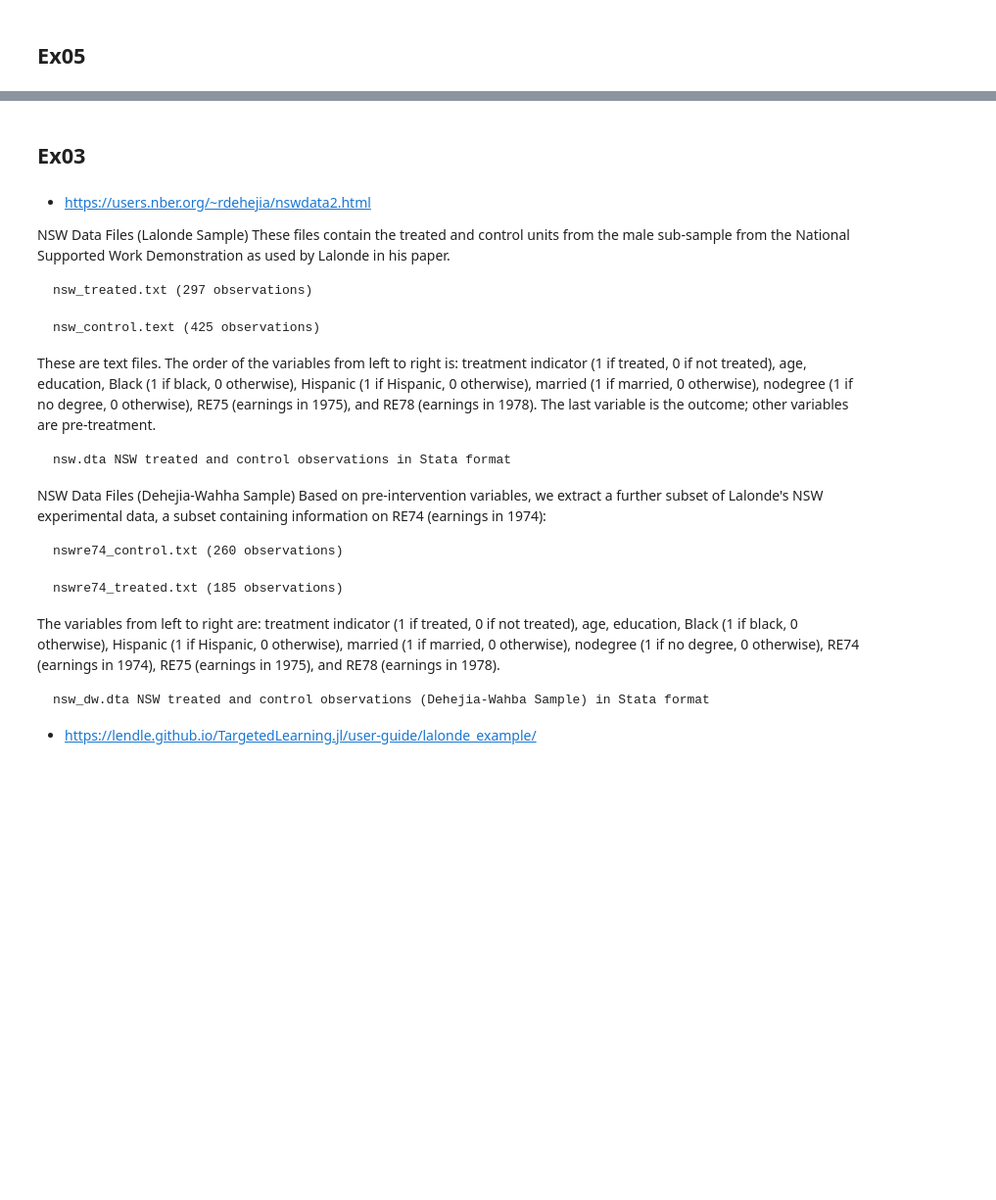
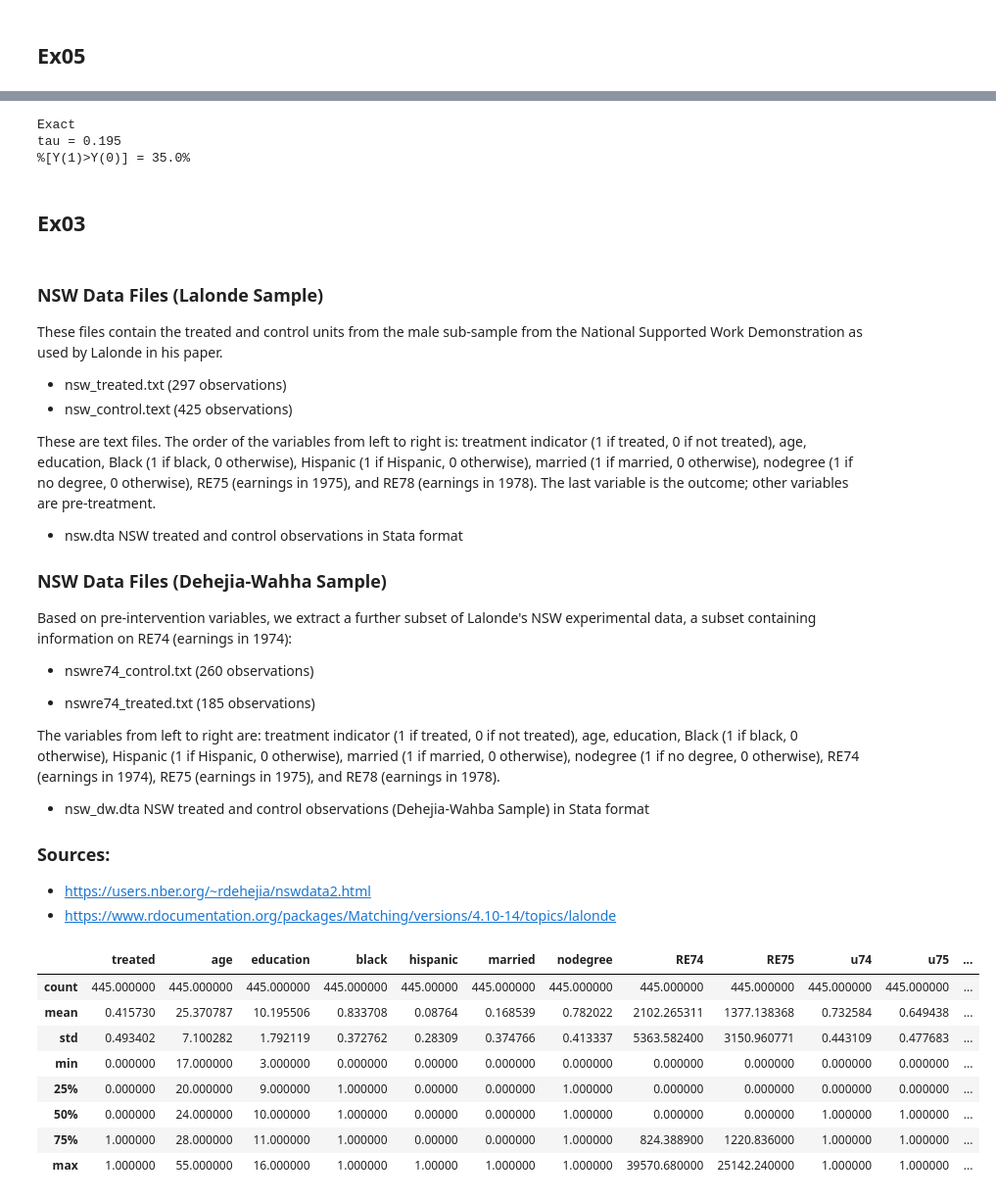
Before and after one commit to TiagoCAAmorim/causal_inference, a Jupyter notebook: Lista 01/Lista1.ipynb, the cells around one changed output, grey strips where cells are left out. Shown at 98% size. Cells and saved outputs as stored; diff of their text form; code cells hidden in the pictures; blank space fills up the shorter version.

```diff
--- a/Lista 01/Lista1.ipynb
+++ b/Lista 01/Lista1.ipynb
@@ -123,29 +120,41 @@ tau = 0.285
+# %%
+print("Exact")
+tau_Exact = p_1 - p_0
+print(f'tau = {tau}')
+
+y_1_gt_y_0 = np.sum(y_1>y_0) / n_samples
+print(f'%[Y(1)>Y(0)] = {p_1 * (1-p_0) * 100}%')
+# %% [output]
+Exact
+tau = 0.195
+%[Y(1)>Y(0)] = 35.0%
 # %% [markdown]
 ## Ex03
 # %% [markdown]
-* https://users.nber.org/~rdehejia/nswdata2.html
 
-NSW Data Files (Lalonde Sample)
+### NSW Data Files (Lalonde Sample)
+
 These files contain the treated and control units from the male sub-sample from the National Supported Work Demonstration as used by Lalonde in his paper.
 
-    nsw_treated.txt (297 observations)
-
-    nsw_control.text (425 observations)
+* nsw_treated.txt (297 observations)
+* nsw_control.text (425 observations)
 
 These are text files. The order of the variables from left to right is: treatment indicator (1 if treated, 0 if not treated), age, education, Black (1 if black, 0 otherwise), Hispanic (1 if Hispanic, 0 otherwise), married (1 if married, 0 otherwise), nodegree (1 if no degree, 0 otherwise), RE75 (earnings in 1975), and RE78 (earnings in 1978). The last variable is the outcome; other variables are pre-treatment.
 
-    nsw.dta NSW treated and control observations in Stata format
+* nsw.dta NSW treated and control observations in Stata format
 
+### NSW Data Files (Dehejia-Wahha Sample)
 
-NSW Data Files (Dehejia-Wahha Sample)
 Based on pre-intervention variables, we extract a further subset of Lalonde's NSW experimental data, a subset containing information on RE74 (earnings in 1974):
 
-    nswre74_control.txt (260 observations)
+* nswre74_control.txt (260 observations)
 
-    nswre74_treated.txt (185 observations)
+* nswre74_treated.txt (185 observations)
 
 The variables from left to right are: treatment indicator (1 if treated, 0 if not treated), age, education, Black (1 if black, 0 otherwise), Hispanic (1 if Hispanic, 0 otherwise), married (1 if married, 0 otherwise), nodegree (1 if no degree, 0 otherwise), RE74 (earnings in 1974), RE75 (earnings in 1975), and RE78 (earnings in 1978).
 
-    nsw_dw.dta NSW treated and control observations (Dehejia-Wahba Sample) in Stata format
+* nsw_dw.dta NSW treated and control observations (Dehejia-Wahba Sample) in Stata format
 
-* https://lendle.github.io/TargetedLearning.jl/user-guide/lalonde_example/
+### Sources:
+* https://users.nber.org/~rdehejia/nswdata2.html
+* https://www.rdocumentation.org/packages/Matching/versions/4.10-14/topics/lalonde
@@ -151,0 +172,12 @@ The variables from left to right are: treatment indicator (1 if treated, 0 if no
+# %%
+df.describe()
+# %% [output]
+|  | treated | age | education | black | hispanic | married | nodegree | RE74 | RE75 | u74 | u75 | ... |
+| count | 445.000000 | 445.000000 | 445.000000 | 445.000000 | 445.00000 | 445.000000 | 445.000000 | 445.000000 | 445.000000 | 445.000000 | 445.000000 | ... |
+| mean | 0.415730 | 25.370787 | 10.195506 | 0.833708 | 0.08764 | 0.168539 | 0.782022 | 2102.265311 | 1377.138368 | 0.732584 | 0.649438 | ... |
+| std | 0.493402 | 7.100282 | 1.792119 | 0.372762 | 0.28309 | 0.374766 | 0.413337 | 5363.582400 | 3150.960771 | 0.443109 | 0.477683 | ... |
+| min | 0.000000 | 17.000000 | 3.000000 | 0.000000 | 0.00000 | 0.000000 | 0.000000 | 0.000000 | 0.000000 | 0.000000 | 0.000000 | ... |
+| 25% | 0.000000 | 20.000000 | 9.000000 | 1.000000 | 0.00000 | 0.000000 | 1.000000 | 0.000000 | 0.000000 | 0.000000 | 0.000000 | ... |
+| 50% | 0.000000 | 24.000000 | 10.000000 | 1.000000 | 0.00000 | 0.000000 | 1.000000 | 0.000000 | 0.000000 | 1.000000 | 1.000000 | ... |
+| 75% | 1.000000 | 28.000000 | 11.000000 | 1.000000 | 0.00000 | 0.000000 | 1.000000 | 824.388900 | 1220.836000 | 1.000000 | 1.000000 | ... |
+| max | 1.000000 | 55.000000 | 16.000000 | 1.000000 | 1.00000 | 1.000000 | 1.000000 | 39570.680000 | 25142.240000 | 1.000000 | 1.000000 | ... |
```
Also changed, not shown: parts of 16 cells of this notebook, 2 other files.
